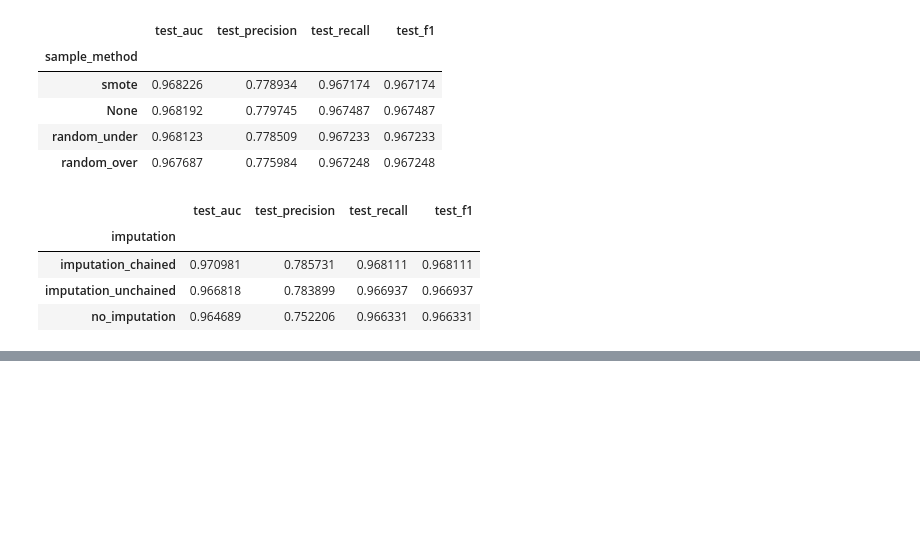
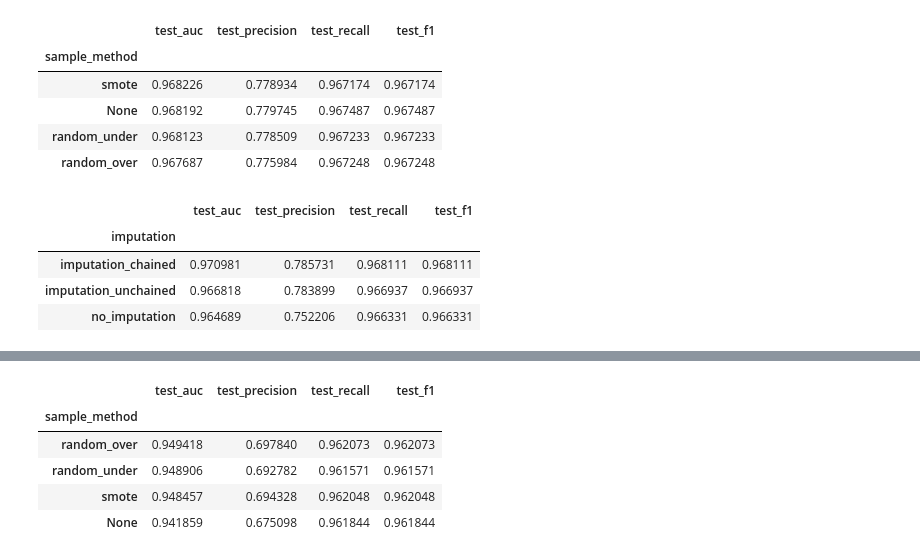
Before and after one commit to glistering96/BigDataAnalysis-HYU-IE, a Jupyter notebook: notebook/result_analysis.ipynb, the cells around one changed output, grey strips where cells are left out. Cells and saved outputs as stored; diff of their text form; code cells hidden in the pictures; blank space fills up the shorter version.

```diff
--- a/notebook/result_analysis.ipynb
+++ b/notebook/result_analysis.ipynb
@@ -164,0 +234,9 @@ final_result_df.groupby('rule').mean().sort_values('test_auc', ascending=False)
+# %%
+whole_result_processed.groupby('sample_method').mean().sort_values('test_auc', ascending=False)
+# %% [output]
+|  | test_auc | test_precision | test_recall | test_f1 |
+| sample_method |  |  |  |  |
+| random_over | 0.949418 | 0.697840 | 0.962073 | 0.962073 |
+| random_under | 0.948906 | 0.692782 | 0.961571 | 0.961571 |
+| smote | 0.948457 | 0.694328 | 0.962048 | 0.962048 |
+| None | 0.941859 | 0.675098 | 0.961844 | 0.961844 |
```
Also changed, not shown: parts of 11 cells of this notebook.
